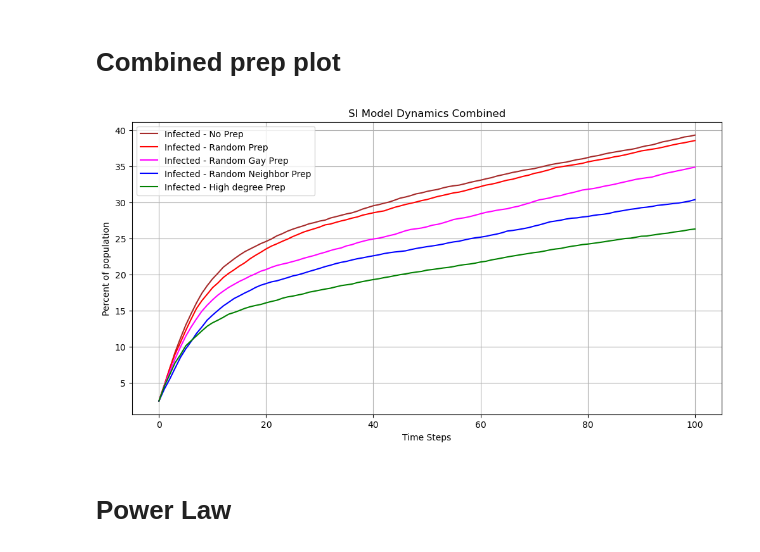
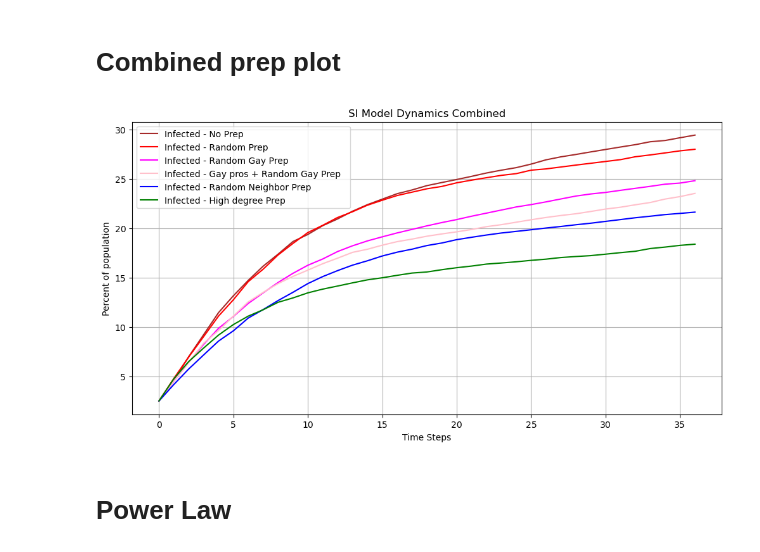
Before and after one commit to TretiakTS/NetworkAnalysisHIV, a Jupyter notebook: SI_models.ipynb, the cells around one changed output. Drawn from its saved outputs; the diff is of its cells as text; code cells hidden in the pictures.

```diff
--- a/SI_models.ipynb
+++ b/SI_models.ipynb
@@ -85,7 +85,7 @@ initial_infected_B = [
 ]
 
 # Parameters
-steps = 100
+steps = 36
 step_size = 30  # 1 month = 30 days
 
 # Run SI model for the base case
@@ -422,11 +422,11 @@ susceptible_counts_no_vax, infected_counts_no_vax = si_model_updated(B, initial_
 random.seed(42)  # Set the seed for reproducibility
 gay_people_without_hiv = []
 for node_id, attributes in B.nodes(data=True):
-    if attributes.get('HIV_status') != 'Positive' and attributes.get('Gay') == 1:
+    if attributes.get('HIV_status') != 'Positive' and attributes.get('Gay') == 1 and int(attributes.get('Age'))>=15 and int(attributes.get('Age'))<=35:
         gay_people_without_hiv.append(node_id)
 
 random_gay_prep_nodes = random.sample(gay_people_without_hiv, top_N)
-
+print(len(random_gay_prep_nodes))
 # Treat the selected nodes (set edge probabilities to 0 for their connections on a copy of the graph)
 B_random_prep_gay = B.copy()
 
@@ -512,34 +641,44 @@ plt.plot(
     label="Infected - Random Gay Prep",
     color="magenta",
     linestyle="-",
 )
 
 plt.plot(
     range(steps + 1),
+    infected_counts_vax_random_progay,
+    label="Infected - Gay pros + Random Gay Prep  ",
+    color="pink",
+    linestyle="-",
+)
+
+plt.plot(
+    range(steps + 1),
     infected_counts_vax_random_neighbor,
     label="Infected - Random Neighbor Prep",
     color="blue",
     linestyle="-",
 )
 
 plt.plot(
     range(steps + 1),
     infected_counts_vax_high_degree,
     label="Infected - High degree Prep",
     color="green",
     linestyle="-",
 )
 
 
 
+
+
 plt.xlabel("Time Steps")
 plt.ylabel("Percent of population")
 plt.title("SI Model Dynamics Combined")
 plt.legend()
 plt.grid()
 plt.show()
 # %% [output]
-[figure, old version]
+[figure, new version]
 # %% [markdown]
 # Power Law
 # %%
```
Also changed, not shown: parts of 9 cells of this notebook, 1 other file.
